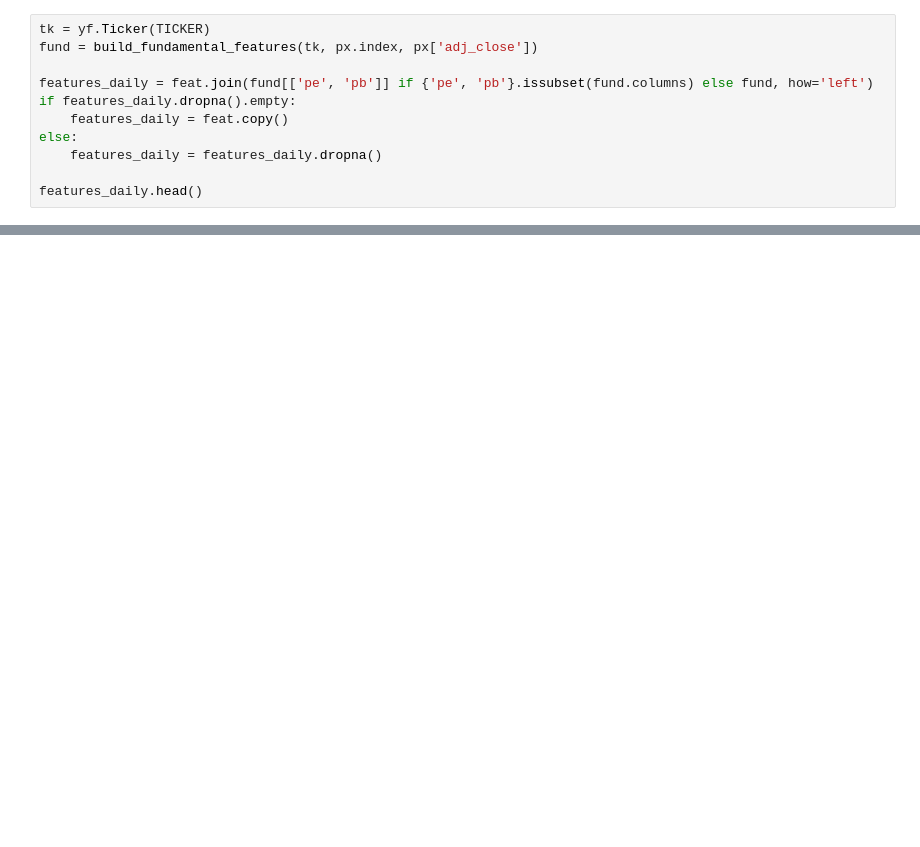
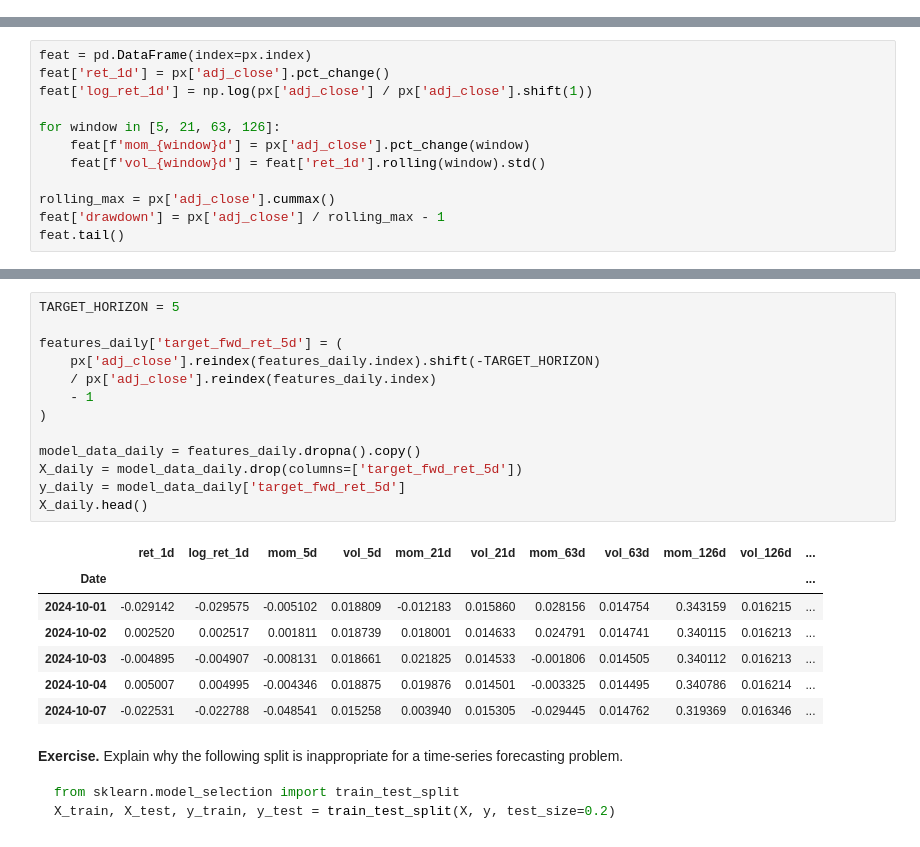
Before and after one commit to harrodyuan/Factor_Training_Eng, a Jupyter notebook: lecture_notes/part22_feature_engineering.ipynb, the cells around one changed output, grey strips where cells are left out. Saved outputs shown, nothing was run; the diff lists cells and outputs as text; blank space fills up the shorter version.

````diff
--- a/lecture_notes/part22_feature_engineering.ipynb
+++ b/lecture_notes/part22_feature_engineering.ipynb
@@ -249,11 +0,0 @@ def build_fundamental_features(ticker, index, price_series):
-# %%
-tk = yf.Ticker(TICKER)
-fund = build_fundamental_features(tk, px.index, px['adj_close'])
-
-features_daily = feat.join(fund[['pe', 'pb']] if {'pe', 'pb'}.issubset(fund.columns) else fund, how='left')
-if features_daily.dropna().empty:
-    features_daily = feat.copy()
-else:
-    features_daily = features_daily.dropna()
-
-features_daily.head()
@@ -685,0 +177,12 @@ For this reason, feature engineering is better viewed as a modelling discipline
+# %%
+feat = pd.DataFrame(index=px.index)
+feat['ret_1d'] = px['adj_close'].pct_change()
+feat['log_ret_1d'] = np.log(px['adj_close'] / px['adj_close'].shift(1))
+
+for window in [5, 21, 63, 126]:
+    feat[f'mom_{window}d'] = px['adj_close'].pct_change(window)
+    feat[f'vol_{window}d'] = feat['ret_1d'].rolling(window).std()
+
+rolling_max = px['adj_close'].cummax()
+feat['drawdown'] = px['adj_close'] / rolling_max - 1
+feat.tail()
@@ -685,0 +316,28 @@ For this reason, feature engineering is better viewed as a modelling discipline
+# %%
+TARGET_HORIZON = 5
+
+features_daily['target_fwd_ret_5d'] = (
+    px['adj_close'].reindex(features_daily.index).shift(-TARGET_HORIZON)
+    / px['adj_close'].reindex(features_daily.index)
+    - 1
+)
+
+model_data_daily = features_daily.dropna().copy()
+X_daily = model_data_daily.drop(columns=['target_fwd_ret_5d'])
+y_daily = model_data_daily['target_fwd_ret_5d']
+X_daily.head()
+# %% [output]
+|  | ret_1d | log_ret_1d | mom_5d | vol_5d | mom_21d | vol_21d | mom_63d | vol_63d | mom_126d | vol_126d | ... |
+| Date |  |  |  |  |  |  |  |  |  |  | ... |
+| 2024-10-01 | -0.029142 | -0.029575 | -0.005102 | 0.018809 | -0.012183 | 0.015860 | 0.028156 | 0.014754 | 0.343159 | 0.016215 | ... |
+| 2024-10-02 | 0.002520 | 0.002517 | 0.001811 | 0.018739 | 0.018001 | 0.014633 | 0.024791 | 0.014741 | 0.340115 | 0.016213 | ... |
+| 2024-10-03 | -0.004895 | -0.004907 | -0.008131 | 0.018661 | 0.021825 | 0.014533 | -0.001806 | 0.014505 | 0.340112 | 0.016213 | ... |
+| 2024-10-04 | 0.005007 | 0.004995 | -0.004346 | 0.018875 | 0.019876 | 0.014501 | -0.003325 | 0.014495 | 0.340786 | 0.016214 | ... |
+| 2024-10-07 | -0.022531 | -0.022788 | -0.048541 | 0.015258 | 0.003940 | 0.015305 | -0.029445 | 0.014762 | 0.319369 | 0.016346 | ... |
+# %% [markdown]
+**Exercise.** Explain why the following split is inappropriate for a time-series forecasting problem.
+
+```python
+from sklearn.model_selection import train_test_split
+X_train, X_test, y_train, y_test = train_test_split(X, y, test_size=0.2)
+```
````
Also changed, not shown: parts of 63 cells of this notebook, 11 other files.
